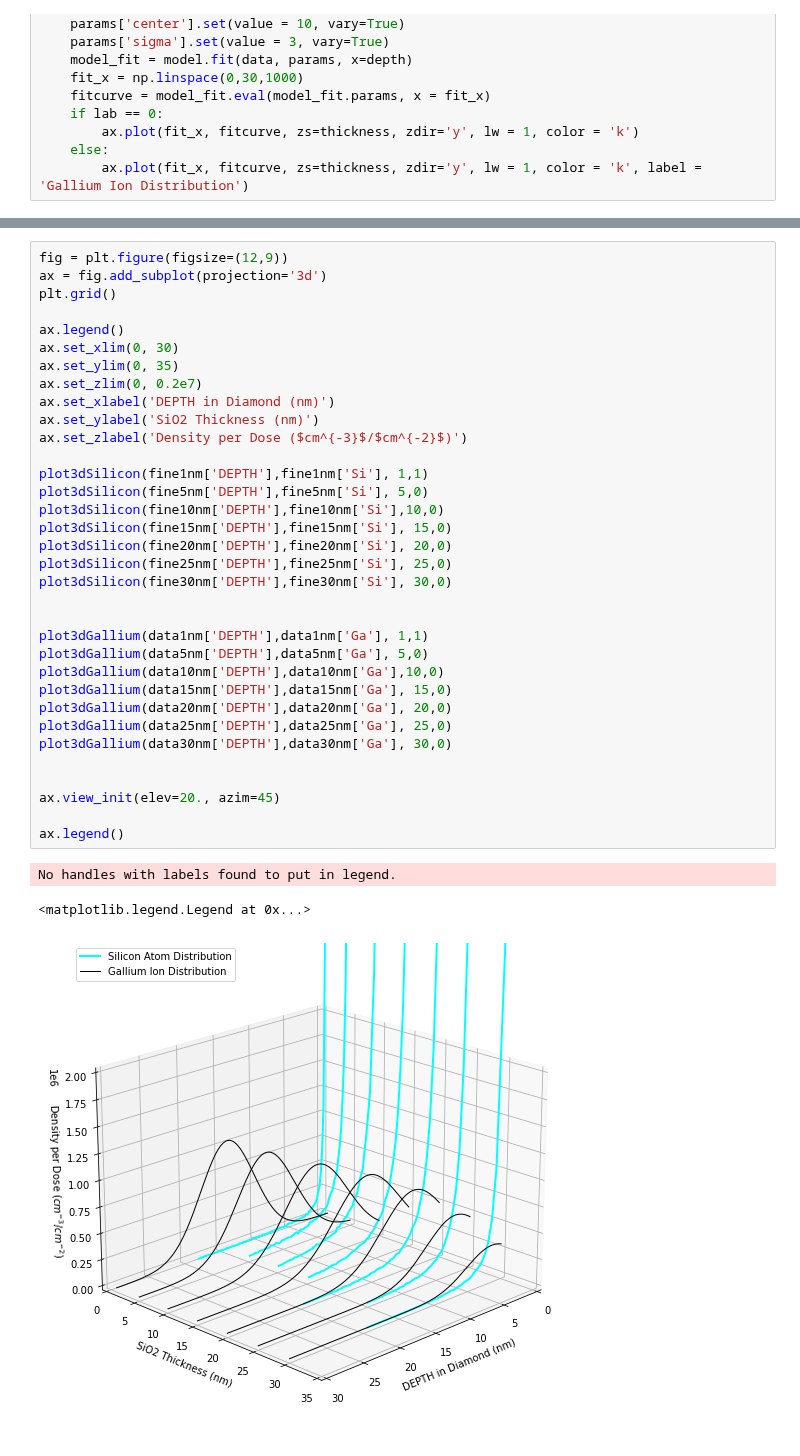
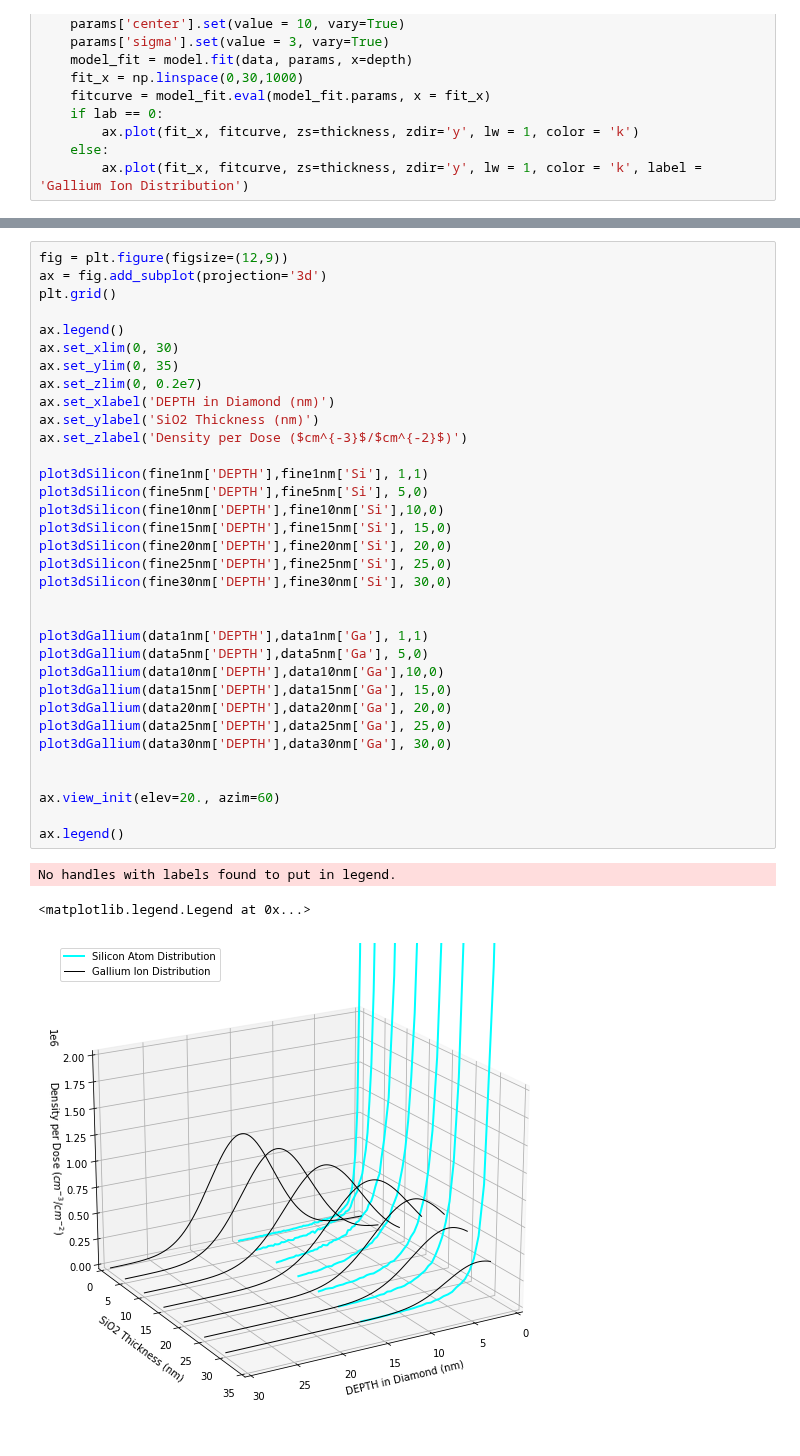
Before and after one commit to ahserhan/SiO2-SiV, a Jupyter notebook: 30keV SiO2 fine/30keV variable Thickness.ipynb, the cells around one changed output, grey strips where cells are left out. Drawn from its saved outputs; the diff is of its cells as text.

```diff
--- a/30keV SiO2 fine/30keV variable Thickness.ipynb
+++ b/30keV SiO2 fine/30keV variable Thickness.ipynb
@@ -152,32 +152,32 @@ ax.legend()
 ax.set_xlim(0, 30)
 ax.set_ylim(0, 35)
 ax.set_zlim(0, 0.2e7)
 ax.set_xlabel('DEPTH in Diamond (nm)')
 ax.set_ylabel('SiO2 Thickness (nm)')
 ax.set_zlabel('Density per Dose ($cm^{-3}$/$cm^{-2}$)')
 
 plot3dSilicon(fine1nm['DEPTH'],fine1nm['Si'], 1,1)
 plot3dSilicon(fine5nm['DEPTH'],fine5nm['Si'], 5,0)
 plot3dSilicon(fine10nm['DEPTH'],fine10nm['Si'],10,0)
 plot3dSilicon(fine15nm['DEPTH'],fine15nm['Si'], 15,0)
 plot3dSilicon(fine20nm['DEPTH'],fine20nm['Si'], 20,0)
 plot3dSilicon(fine25nm['DEPTH'],fine25nm['Si'], 25,0)
 plot3dSilicon(fine30nm['DEPTH'],fine30nm['Si'], 30,0)
 
 
 plot3dGallium(data1nm['DEPTH'],data1nm['Ga'], 1,1)
 plot3dGallium(data5nm['DEPTH'],data5nm['Ga'], 5,0)
 plot3dGallium(data10nm['DEPTH'],data10nm['Ga'],10,0)
 plot3dGallium(data15nm['DEPTH'],data15nm['Ga'], 15,0)
 plot3dGallium(data20nm['DEPTH'],data20nm['Ga'], 20,0)
 plot3dGallium(data25nm['DEPTH'],data25nm['Ga'], 25,0)
 plot3dGallium(data30nm['DEPTH'],data30nm['Ga'], 30,0)
 
 
-ax.view_init(elev=20., azim=45)
+ax.view_init(elev=20., azim=60)
 
 ax.legend()
 # %% [output]
 No handles with labels found to put in legend.
 <matplotlib.legend.Legend at 0x...>
-[figure, old version]
+[figure, new version]
```
Also changed, not shown: parts of 2 cells of this notebook.
